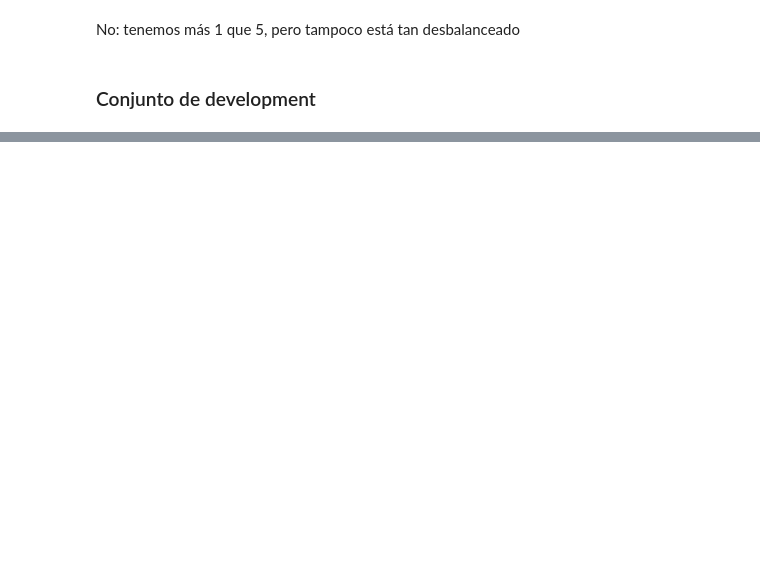
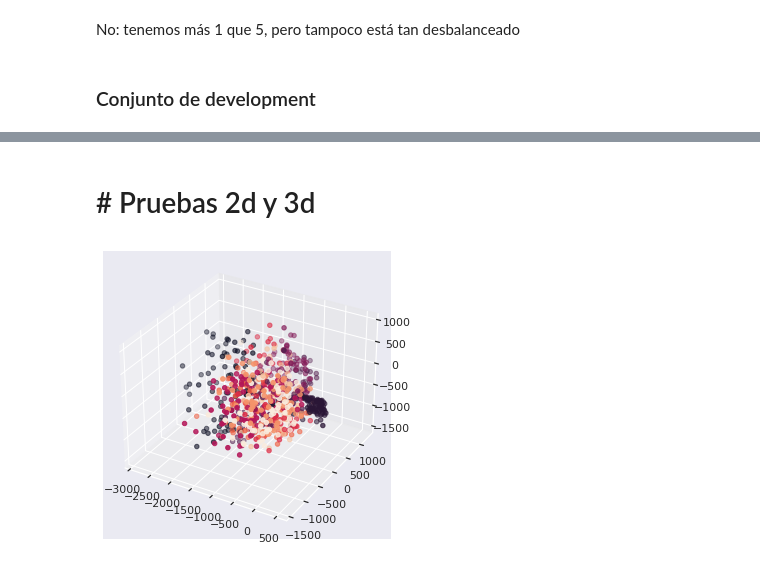
Before and after one commit to fzanollo/metodos-num, a Jupyter notebook: tp2/notebooks/preliminares.ipynb, the cells around one changed output, grey strips where cells are left out. Cells and saved outputs as stored; diff of their text form; code cells hidden in the pictures; blank space fills up the shorter version.

```diff
--- a/tp2/notebooks/preliminares.ipynb
+++ b/tp2/notebooks/preliminares.ipynb
@@ -244,0 +246,10 @@ def train(k,alpha,X,y,X_val,y_val):
+# %%
+#Mejor pareja dataset completo
+dfcomp = pd.read_csv("42000_accuracy.csv")
+display(dfcomp)
+dfcomp.max().to_list()
+#alpha = 45 o 50 y k = 5
+best_k = 5
+best_alpha = 45
+#hmap = sns.heatmap(dfcomp,index = None)#,annot = True)#,cmap = "YlGnBu") # colores de mapa claros
+#hmap.invert_yaxis()
@@ -244,0 +273,13 @@ def train(k,alpha,X,y,X_val,y_val):
+# %%
+X_pca, X_val_pca = pca(best_alpha,X_train,X_val)
+# %%
+from sklearn.metrics import accuracy_score, recall_score, f1_score, cohen_kappa_score, precision_score
+
+clf = metnum.KNNClassifier(best_k)
+clf.fit(X_pca, y_train)
+y_pred = clf.predict(X_val_pca)
+
+acc = accuracy_score(y_val, y_pred)
+recall = recall_score(y_val, y_pred,average = None)
+precision = precision_score(y_val, y_pred, average=None)
+#recall,precision,acc
@@ -244,0 +354,25 @@ def train(k,alpha,X,y,X_val,y_val):
+# %% [markdown]
+# # Pruebas 2d y 3d
+# %%
+X_3d, X_val3d = pca(3,X_train,X_val)
+# %%
+from matplotlib import pyplot
+from mpl_toolkits.mplot3d import Axes3D
+import random
+
+
+fig = pyplot.figure()
+ax = Axes3D(fig)
+
+sequence_containing_x_vals = X_3d[:,0]
+sequence_containing_y_vals = X_3d[:,1]
+sequence_containing_z_vals = X_3d[:,2]
+
+#random.shuffle(sequence_containing_x_vals)
+#random.shuffle(sequence_containing_y_vals)
+#random.shuffle(sequence_containing_z_vals)
+
+ax.scatter(sequence_containing_x_vals, sequence_containing_y_vals, sequence_containing_z_vals,c = y_train)
+pyplot.show()
+# %% [output]
+[figure, added]
```
Also changed, not shown: parts of 29 cells of this notebook.
